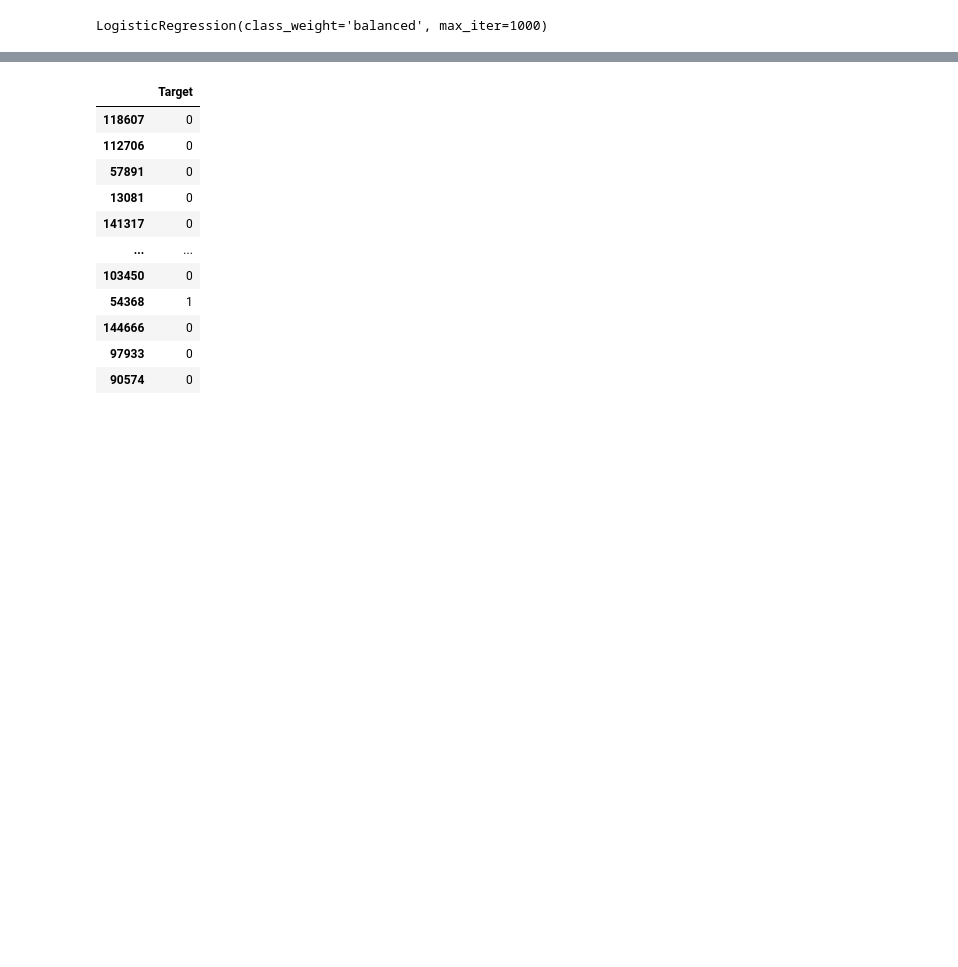
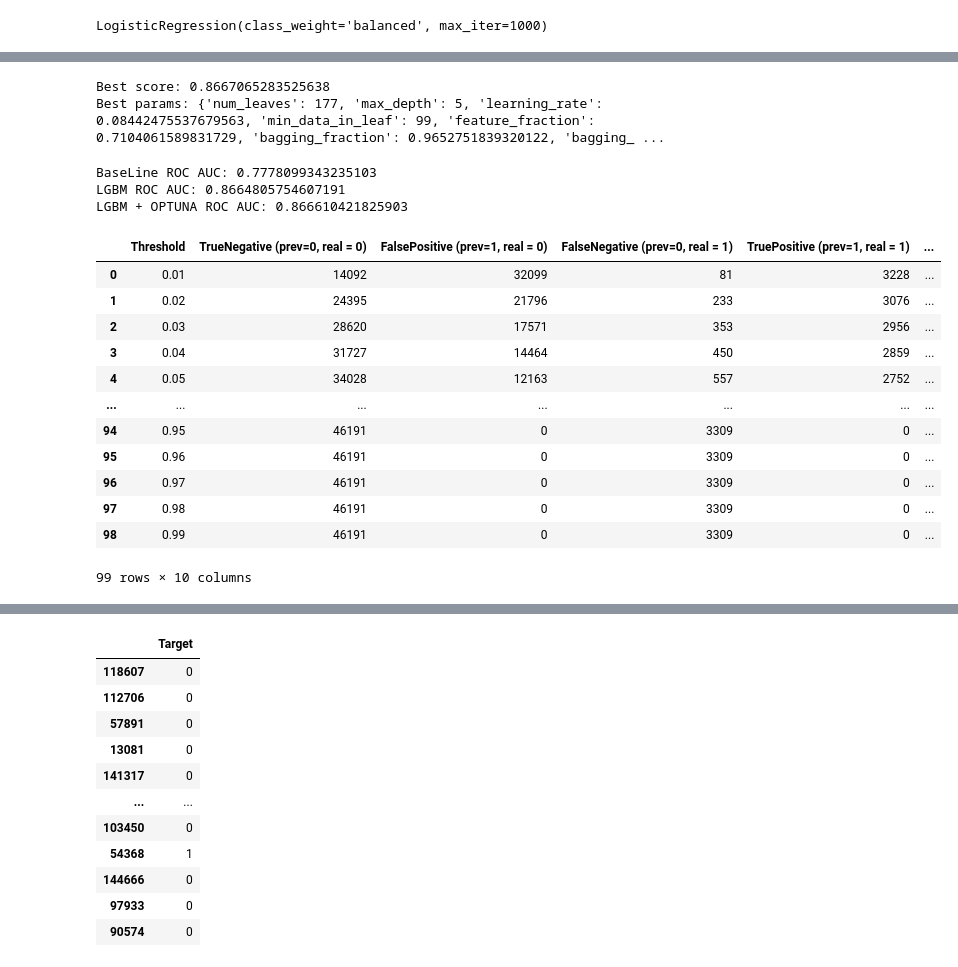
Before and after one commit to RubensSJunior/creditRisk_DecisionEngine, a Jupyter notebook: notebook/04.00_model_lgbm.ipynb, the cells around one changed output, grey strips where cells are left out. Cells and saved outputs as stored; diff of their text form; code cells hidden in the pictures; blank space fills up the shorter version.

```diff
--- a/notebook/04.00_model_lgbm.ipynb
+++ b/notebook/04.00_model_lgbm.ipynb
@@ -132,0 +291,7 @@ X_test["Target"] = y_test["Target"]
+# %%
+print("Best score:", study.best_value)
+print("Best params:", study.best_params)
+best_params = study.best_params
+# %% [output]
+Best score: 0.8667065283525638
+Best params: {'num_leaves': 177, 'max_depth': 5, 'learning_rate': 0.08442475537679563, 'min_data_in_leaf': 99, 'feature_fraction': 0.7104061589831729, 'bagging_fraction': 0.9652751839320122, 'bagging_ ...
@@ -132,0 +308,58 @@ X_test["Target"] = y_test["Target"]
+# %%
+baselinePreds = baselineModel.predict(X_test)
+lgbmModelPreds = final_model.predict_proba(X_test)
+lgbmOptunaPreds = model_optuna.predict_proba(X_test)
+
+
+baselineAuc = roc_auc_score(y_test, baselinePreds)
+lgbmAuc = roc_auc_score(y_test, lgbmModelPreds[:,1])
+optunaAuc = roc_auc_score(y_test, lgbmOptunaPreds[:,1])
+
+print("BaseLine ROC AUC:", baselineAuc)
+print("LGBM ROC AUC:", lgbmAuc)
+print("LGBM + OPTUNA ROC AUC:", optunaAuc)
+# %% [output]
+BaseLine ROC AUC: 0.7778099343235103
+LGBM ROC AUC: 0.8664805754607191
+LGBM + OPTUNA ROC AUC: 0.866610421825903
+# %%
+array_threshold = range(1,100,1)
+array_results = []
+for threshold in array_threshold:
+    threshold = threshold/100
+    finalModResult = (finalModPreds[:,1] >= threshold).astype(int)
+
+    metric_accuracy_score  = accuracy_score(y_test["Target"],finalModResult)
+    metric_f1_score        = f1_score(y_test["Target"],finalModResult)
+    metric_precision_score = precision_score(y_test["Target"],finalModResult)
+    metric_recall_score    = recall_score(y_test["Target"],finalModResult)
+    tn, fp, fn, tp = confusion_matrix(y_test["Target"],finalModResult).ravel().tolist()
+    result = {
+    "Threshold" : threshold ,
+    "TrueNegative  (prev=0, real = 0)" : tn,
+    "FalsePositive (prev=1, real = 0)" : fp,
+    "FalseNegative (prev=0, real = 1)" : fn,
+    "TruePositive  (prev=1, real = 1)" : tp,
+    "accuracy_score" : metric_accuracy_score,
+    "f1_score" : metric_f1_score,
+    "precision_score" : metric_precision_score,
+    "recall_score" : metric_recall_score}
+    array_results.append(result)
+# %%
+df_ = pd.DataFrame(array_results)
+df_["proportion"] = df_["FalseNegative (prev=0, real = 1)"]/df_["TrueNegative  (prev=0, real = 0)"]
+df_.sort_values("proportion")
+# %% [output]
+|  | Threshold | TrueNegative (prev=0, real = 0) | FalsePositive (prev=1, real = 0) | FalseNegative (prev=0, real = 1) | TruePositive (prev=1, real = 1) | ... |
+| 0 | 0.01 | 14092 | 32099 | 81 | 3228 | ... |
+| 1 | 0.02 | 24395 | 21796 | 233 | 3076 | ... |
+| 2 | 0.03 | 28620 | 17571 | 353 | 2956 | ... |
+| 3 | 0.04 | 31727 | 14464 | 450 | 2859 | ... |
+| 4 | 0.05 | 34028 | 12163 | 557 | 2752 | ... |
+| ... | ... | ... | ... | ... | ... | ... |
+| 94 | 0.95 | 46191 | 0 | 3309 | 0 | ... |
+| 95 | 0.96 | 46191 | 0 | 3309 | 0 | ... |
+| 96 | 0.97 | 46191 | 0 | 3309 | 0 | ... |
+| 97 | 0.98 | 46191 | 0 | 3309 | 0 | ... |
+| 98 | 0.99 | 46191 | 0 | 3309 | 0 | ... |
+99 rows × 10 columns
```
Also changed, not shown: parts of 37 cells of this notebook, 16 other files.
